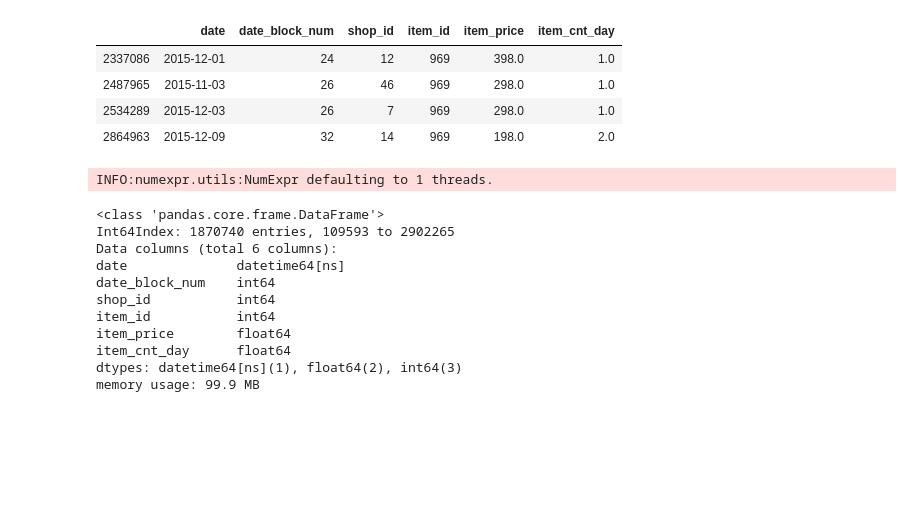
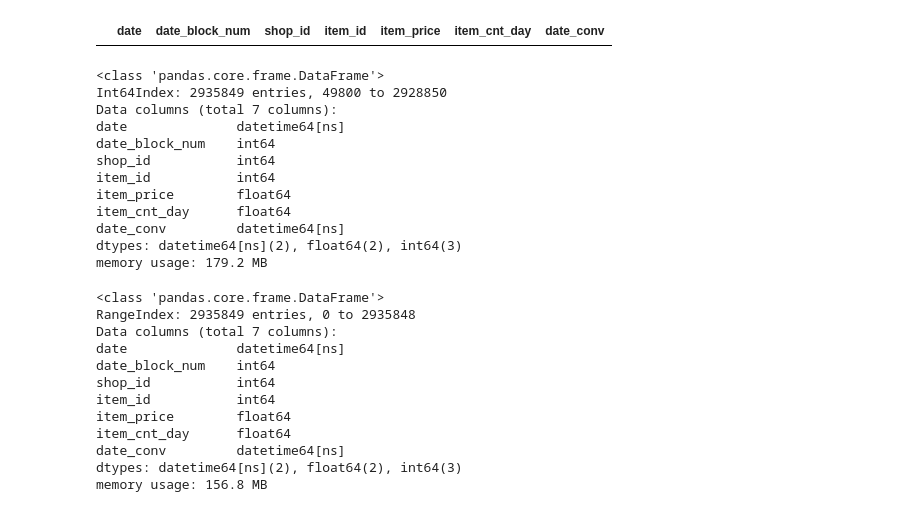
Before and after one commit to much2soft/CEBD1160Project, a Jupyter notebook: BadDateBlocks.ipynb, the cells around one changed output. Drawn from its saved outputs; the diff is of its cells as text; code cells hidden in the pictures; blank space fills up the shorter version.

```diff
--- a/BadDateBlocks.ipynb
+++ b/BadDateBlocks.ipynb
@@ -14,40 +14,51 @@ df_sales = pd.read_csv('sales_train_v2.csv')
 # %%
 # look at some bad data past 1 Nov 2015
 df_sales_bad = df_sales
-df_sales_bad['date'] = pd.to_datetime(df_sales_bad['date'])
+df_sales_bad['date_conv'] = pd.to_datetime(df_sales_bad['date'], dayfirst=True)
 df_sales_bad = df_sales_bad.sort_values(by='date')
 
 df_sales_bad = df_sales.loc[(df_sales_bad['item_cnt_day']>0)&
                                 ((df_sales_bad['item_id']==969)) &
-                                  (df_sales_bad['date']>pd.to_datetime('2015-11-01'))&
+                                  (df_sales_bad['date_conv'] > pd.to_datetime('2015-11-01'))&
                                (df_sales_bad['date_block_num']<38)]
 
 df_sales_bad
 # %% [output]
-|  | date | date_block_num | shop_id | item_id | item_price | item_cnt_day |
-| 2337086 | 2015-12-01 | 24 | 12 | 969 | 398.0 | 1.0 |
-| 2487965 | 2015-11-03 | 26 | 46 | 969 | 298.0 | 1.0 |
-| 2534289 | 2015-12-03 | 26 | 7 | 969 | 298.0 | 1.0 |
-| 2864963 | 2015-12-09 | 32 | 14 | 969 | 198.0 | 2.0 |
+|  | date | date_block_num | shop_id | item_id | item_price | item_cnt_day | date_conv |
 # %%
 # good data is where the date block matches the date
 df_sales_good = df_sales
-df_sales_good['date'] = pd.to_datetime(df_sales_good['date'])
+df_sales_good['date'] = pd.to_datetime(df_sales_good['date'],  dayfirst=True)
 df_sales_good = df_sales_good.sort_values(by='date')
 df_sales_good = df_sales_good.loc[(df_sales_good['date_block_num'] ==
                                  (df_sales_good['date'].dt.year-2013)*12 +
                                  df_sales_good['date'].dt.month-1)]
 df_sales_good.info()
 # %% [output]
-INFO:numexpr.utils:NumExpr defaulting to 1 threads.
+<class 'pandas.core.frame.DataFrame'>
+Int64Index: 2935849 entries, 49800 to 2928850
+Data columns (total 7 columns):
+date              datetime64[ns]
+date_block_num    int64
+shop_id           int64
+item_id           int64
+item_price        float64
+item_cnt_day      float64
+date_conv         datetime64[ns]
+dtypes: datetime64[ns](2), float64(2), int64(3)
+memory usage: 179.2 MB
-<class 'pandas.core.frame.DataFrame'>
-Int64Index: 1870740 entries, 109593 to 2902265
-Data columns (total 6 columns):
-date              datetime64[ns]
-date_block_num    int64
-shop_id           int64
-item_id           int64
-item_price        float64
-item_cnt_day      float64
-dtypes: datetime64[ns](1), float64(2), int64(3)
-memory usage: 99.9 MB
+# %%
+df_sales.info()
+# %% [output]
+<class 'pandas.core.frame.DataFrame'>
+RangeIndex: 2935849 entries, 0 to 2935848
+Data columns (total 7 columns):
+date              datetime64[ns]
+date_block_num    int64
+shop_id           int64
+item_id           int64
+item_price        float64
+item_cnt_day      float64
+date_conv         datetime64[ns]
+dtypes: datetime64[ns](2), float64(2), int64(3)
+memory usage: 156.8 MB
```
Also changed, not shown: 1 other file.
